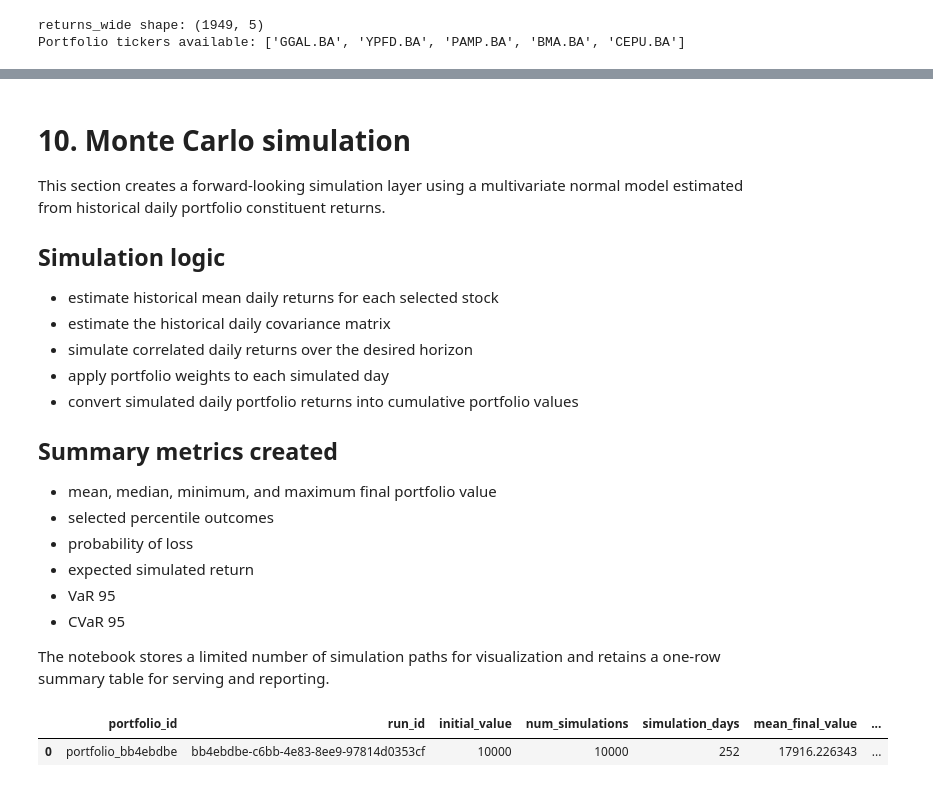
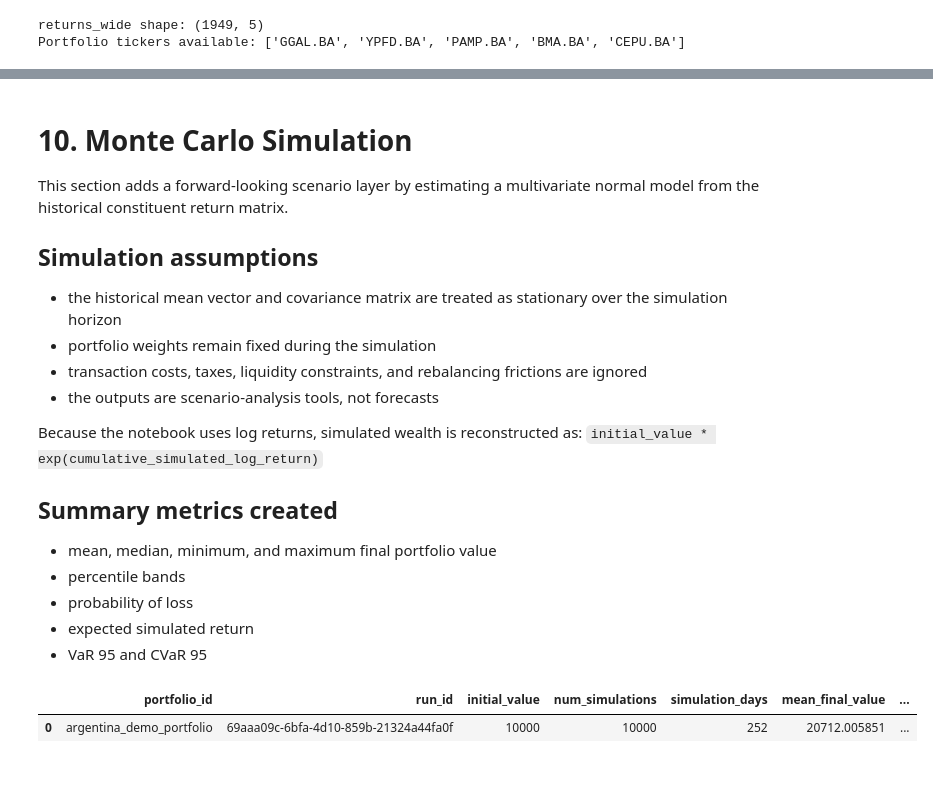
Before and after one commit to joseBouza17/bigdata-merval-analysis, a Jupyter notebook: 02_transform_serve_montecarlo.ipynb, the cells around one changed output, grey strips where cells are left out. Drawn from its saved outputs; the diff is of its cells as text; code cells hidden in the pictures.

```diff
--- a/02_transform_serve_montecarlo.ipynb
+++ b/02_transform_serve_montecarlo.ipynb
@@ -33,7 +31,11 @@ import numpy as np
 import pandas as pd
 import matplotlib.pyplot as plt
 from datetime import datetime, timezone
+from google.api_core.exceptions import NotFound
 from google.cloud import bigquery
+
+# Global annualization convention shared with Notebook 1 and the dbt models.
+TRADING_DAYS = 252
 
 PROJECT_ID = "bigdata-financeargentina"
 LOCATION = "US"
@@ -42,8 +44,11 @@ RAW_DATASET = "raw_market"
 PROCESSED_DATASET = "processed_market"
 ANALYTICS_DATASET = "analytics_market"
 
+# Stable portfolio identifier for cross-run comparison plus run-specific audit fields.
+PORTFOLIO_ID = "argentina_demo_portfolio"
 RUN_ID = str(uuid.uuid4())
 INGESTION_TIMESTAMP = datetime.now(timezone.utc)
+INCREMENTAL_MODE = False  # Set to False for a clean slate on each run.
 
 USER_PORTFOLIO = {
     "GGAL.BA": 0.25,
@@ -55,6 +60,6 @@ USER_PORTFOLIO = {
 
 INITIAL_PORTFOLIO_VALUE = 10000
 NUM_SIMULATIONS = 10000
-SIMULATION_DAYS = 252
+SIMULATION_DAYS = TRADING_DAYS
 RANDOM_SEED = 42
 # %% [markdown]
@@ -342,6 +375,5 @@ Validation checks include:
 # %%
 weights = validate_portfolio_weights(USER_PORTFOLIO)
-PORTFOLIO_ID = f"portfolio_{RUN_ID[:8]}"
 
 available_stock_tickers = set(stock_metrics["ticker"].astype(str)) if "ticker" in stock_metrics.columns else set()
 missing_in_stock_metrics = sorted(set(weights.index) - available_stock_tickers)
@@ -352,6 +384,7 @@ if missing_in_stock_metrics:
     )
 
 portfolio_returns = returns_wide[weights.index.tolist()].copy()
+# Restrict to dates where the full portfolio is observable so all metrics share one comparable sample.
 portfolio_returns = portfolio_returns.dropna(how="any")
 
 if portfolio_returns.empty:
@@ -512,24 +545,23 @@ portfolio_scenarios
 # %% [markdown]
-# 10. Monte Carlo simulation
+# 10. Monte Carlo Simulation
 
-This section creates a forward-looking simulation layer using a multivariate normal model estimated from historical daily portfolio constituent returns.
+This section adds a forward-looking scenario layer by estimating a multivariate normal model from the historical constituent return matrix.
 
-## Simulation logic
-- estimate historical mean daily returns for each selected stock
-- estimate the historical daily covariance matrix
-- simulate correlated daily returns over the desired horizon
-- apply portfolio weights to each simulated day
-- convert simulated daily portfolio returns into cumulative portfolio values
+## Simulation assumptions
+- the historical mean vector and covariance matrix are treated as stationary over the simulation horizon
+- portfolio weights remain fixed during the simulation
+- transaction costs, taxes, liquidity constraints, and rebalancing frictions are ignored
+- the outputs are scenario-analysis tools, not forecasts
+
+Because the notebook uses log returns, simulated wealth is reconstructed as:
+`initial_value * exp(cumulative_simulated_log_return)`
 
 ## Summary metrics created
 - mean, median, minimum, and maximum final portfolio value
-- selected percentile outcomes
+- percentile bands
 - probability of loss
 - expected simulated return
-- VaR 95
-- CVaR 95
-
-The notebook stores a limited number of simulation paths for visualization and retains a one-row summary table for serving and reporting.
+- VaR 95 and CVaR 95
 # %%
 np.random.seed(RANDOM_SEED)
 
@@ -548,10 +580,12 @@ simulated_daily_returns = np.random.multivariate_normal(
 portfolio_weight_array = weights.values.reshape(-1, 1)
 simulated_portfolio_daily_returns = np.matmul(simulated_daily_returns, portfolio_weight_array).squeeze(-1)
 
-simulated_growth = np.cumprod(1 + simulated_portfolio_daily_returns, axis=1)
+# Because returns are simulated in log space, convert them back to wealth with exp(cumulative log return).
+simulated_growth = np.exp(np.cumsum(simulated_portfolio_daily_returns, axis=1))
 simulated_portfolio_values = INITIAL_PORTFOLIO_VALUE * simulated_growth
 final_values = simulated_portfolio_values[:, -1]
 
+# Store only a subset of paths for visualization to keep the warehouse footprint manageable.
 paths_to_store = min(250, NUM_SIMULATIONS)
 monte_carlo_paths = pd.DataFrame({
     "portfolio_id": PORTFOLIO_ID,
@@ -571,32 +605,32 @@ expected_return_simulated = float(np.mean(final_values / INITIAL_PORTFOLIO_VALUE
 var_95 = float(INITIAL_PORTFOLIO_VALUE - percentile_5)
 worst_5pct_values = final_values[final_values <= percentile_5]
 cvar_95 = float(INITIAL_PORTFOLIO_VALUE - worst_5pct_values.mean()) if len(worst_5pct_values) > 0 else np.nan
 
 monte_carlo_summary = pd.DataFrame([
     {
         "portfolio_id": PORTFOLIO_ID,
         "run_id": RUN_ID,
         "initial_value": INITIAL_PORTFOLIO_VALUE,
         "num_simulations": NUM_SIMULATIONS,
         "simulation_days": SIMULATION_DAYS,
         "mean_final_value": float(np.mean(final_values)),
         "median_final_value": float(np.median(final_values)),
         "min_final_value": float(np.min(final_values)),
         "max_final_value": float(np.max(final_values)),
         "percentile_5": float(percentile_5),
         "percentile_25": float(percentile_25),
         "percentile_75": float(percentile_75),
         "percentile_95": float(percentile_95),
         "probability_of_loss": probability_of_loss,
         "expected_return_simulated": expected_return_simulated,
         "var_95": var_95,
         "cvar_95": cvar_95,
         "ingestion_timestamp": INGESTION_TIMESTAMP,
     }
 ])
 
 monte_carlo_summary
 # %% [output]
 |  | portfolio_id | run_id | initial_value | num_simulations | simulation_days | mean_final_value | ... |
-| 0 | portfolio_bb4ebdbe | bb4ebdbe-c6bb-4e83-8ee9-97814d0353cf | 10000 | 10000 | 252 | 17916.226343 | ... |
+| 0 | argentina_demo_portfolio | 69aaa09c-6bfa-4d10-859b-21324a44fa0f | 10000 | 10000 | 252 | 20712.005851 | ... |
 # %% [markdown]
```
Also changed, not shown: parts of 29 cells of this notebook, 21 other files.
